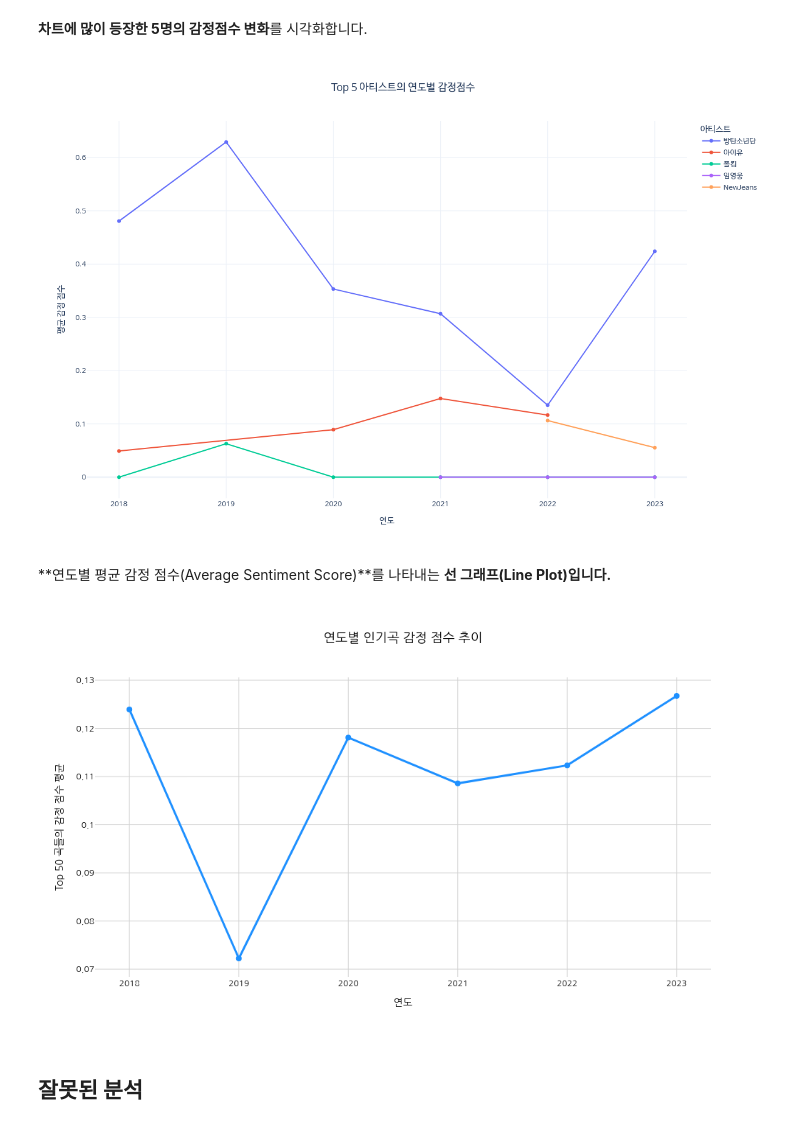
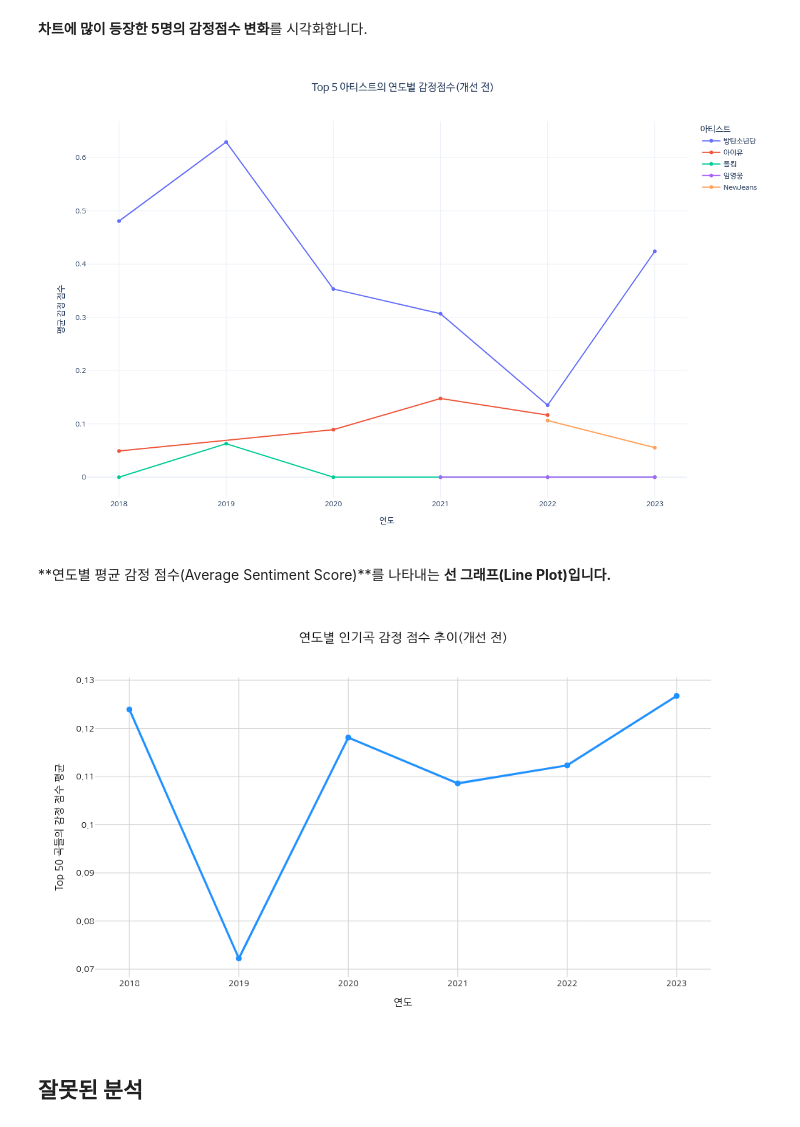
Before and after one commit to joonone2/music-analysis, a Jupyter notebook: melon.ipynb, the cells around one changed output. Saved outputs shown, nothing was run; the diff lists cells and outputs as text; code cells hidden in the pictures.

```diff
--- a/melon.ipynb
+++ b/melon.ipynb
@@ -283,5 +283,8 @@ Data saved to 'combined_data.csv'
 # %% [markdown]
 5년간 차트에 가장 많이 등장한 아티스트
+# %%
+import pandas as pd
+all_data = pd.read_csv('/content/melon_combined_data.csv')
 # %%
 # 전체 가수별 등장 횟수 계산
 total_artist_counts = all_data.groupby('singer').size().reset_index(name='count')
@@ -303,6 +306,8 @@ Top 5 artists by appearances:
 # %% [markdown]
 **차트에 많이 등장한 5명의 감정점수 변화**를 시각화합니다.
 # %%
+#개선 전이라고 작성하자
+
 import plotly.express as px
 
 # 특정 가수들의 리스트
@@ -310,32 +315,32 @@ top_5_singers = ['방탄소년단', '아이유', '폴킴', 'NewJeans', '임영
 
 # 해당 가수들의 데이터 필터링
 filtered_data = all_data[all_data['singer'].isin(top_5_singers)]
 
 # 연도별, 가수별 평균 감정 점수 계산
 avg_sentiment_by_year = filtered_data.groupby(['Year', 'singer'])['sentiment_score'].mean().reset_index()
 
 # Plotly 시각화
 fig = px.line(avg_sentiment_by_year,
               x='Year',
               y='sentiment_score',
               color='singer',
               markers=True,
-              title='Top 5 아티스트의 연도별 감정점수',
+              title='Top 5 아티스트의 연도별 감정점수(개선 전)',
               labels={'sentiment_score': 'Average Sentiment Score', 'Year': 'Year'},
               template='plotly_white')
 
 # 그래프 스타일 및 크기 조정
 fig.update_layout(
     font_family="NanumBarunGothic",
     legend_title="아티스트",
     xaxis=dict(title="연도", tickangle=0),
     yaxis=dict(title="평균 감정 점수"),
     width=1200,  # 그래프 너비
     height=800,  # 그래프 높이
     title_x=0.5
 )
 
 # PNG로 렌더링 옵션
 fig.show(renderer="png")  # PNG로 렌더링
 # %% [output]
-[figure, old version]
+[figure, new version]
@@ -342,6 +349,8 @@ fig.show(renderer="png")  # PNG로 렌더링
 # %% [markdown]
 **연도별 평균 감정 점수(Average Sentiment Score)**를 나타내는 **선 그래프(Line Plot)입니다.**
 # %%
+#개선 전이라고 작성하자
+
 import plotly.graph_objects as go
 
 # 시각화 (Line Plot)
@@ -358,7 +367,7 @@ fig.add_trace(go.Scatter(
 
 # 그래프 제목과 레이블 설정
 fig.update_layout(
-    title='연도별 인기곡 감정 점수 추이',
+    title='연도별 인기곡 감정 점수 추이(개선 전)',
     xaxis_title='연도',
     yaxis_title='Top 50 곡들의 감정 점수 평균',
     title_font_size=18,
@@ -377,7 +386,7 @@ fig.update_layout(
 
 fig.show(renderer="png")
 # %% [output]
-[figure, old version]
+[figure, new version]
 # %% [markdown]
 ## **잘못된 분석**
 # %% [markdown]
```
Also changed, not shown: parts of 24 cells of this notebook.
